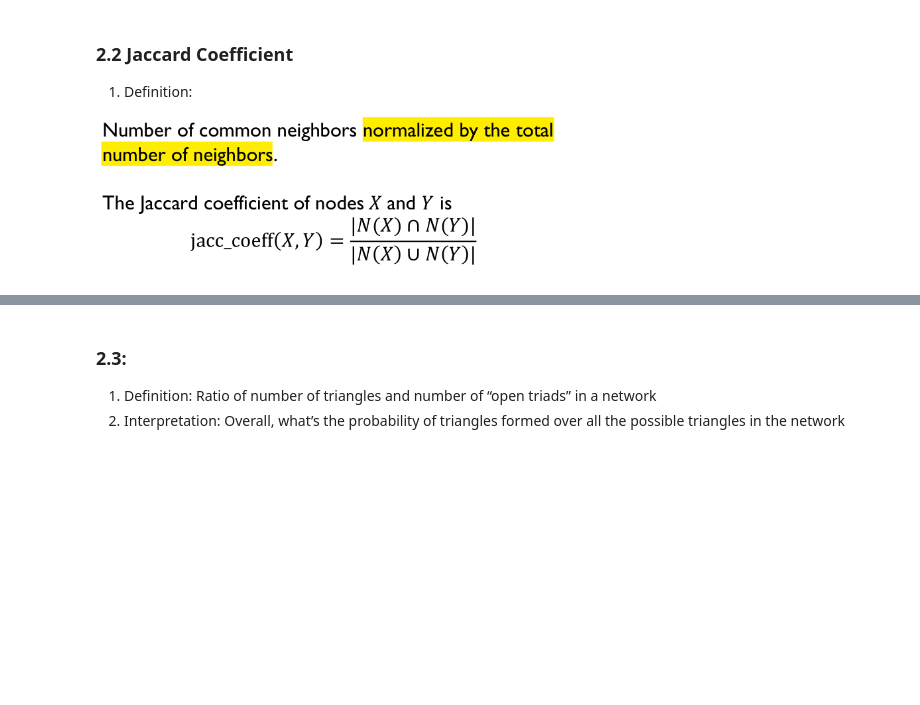
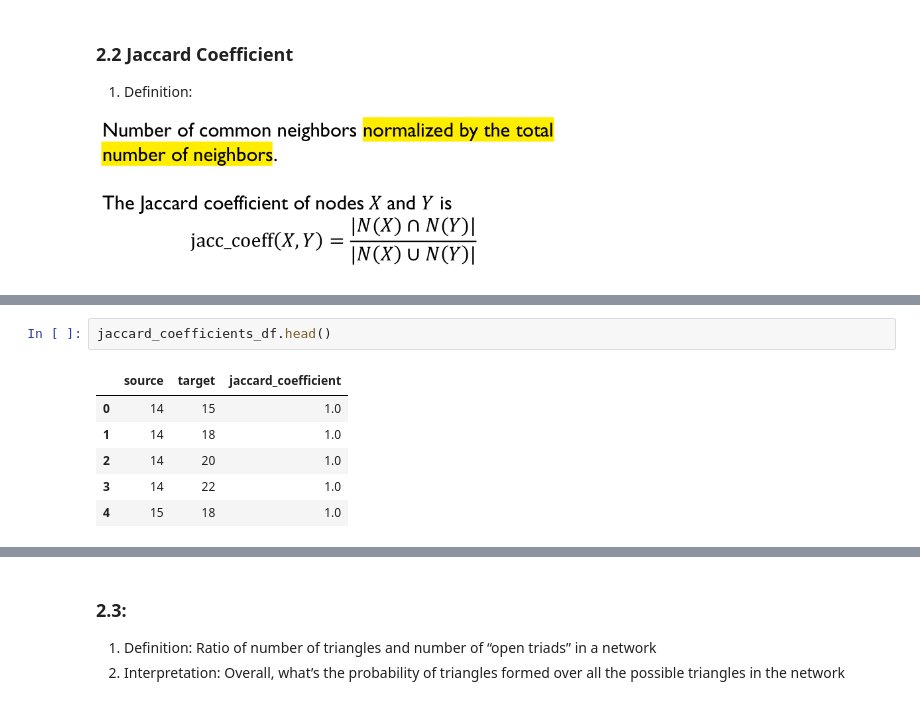
Before and after one commit to KangboLu/Graph-Analysis-with-NetworkX, a Jupyter notebook: 04_link_prediction_measures.ipynb, the cells around one changed output, grey strips where cells are left out. Saved outputs shown, nothing was run; the diff lists cells and outputs as text; blank space fills up the shorter version.

```diff
--- a/04_link_prediction_measures.ipynb
+++ b/04_link_prediction_measures.ipynb
@@ -191,0 +205,9 @@ visualize_likely_connected_nodes(karate_graph, 7, 13)
+# %%
+jaccard_coefficients_df.head()
+# %% [output]
+|  | source | target | jaccard_coefficient |
+| 0 | 14 | 15 | 1.0 |
+| 1 | 14 | 18 | 1.0 |
+| 2 | 14 | 20 | 1.0 |
+| 3 | 14 | 22 | 1.0 |
+| 4 | 15 | 18 | 1.0 |
```
Also changed, not shown: parts of 29 cells of this notebook.
